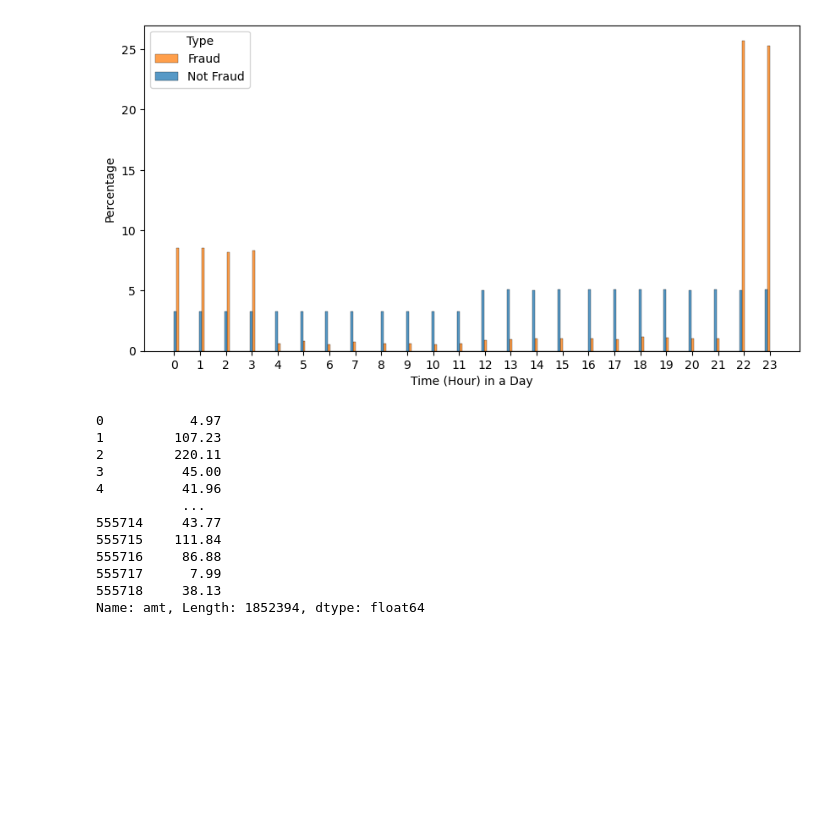
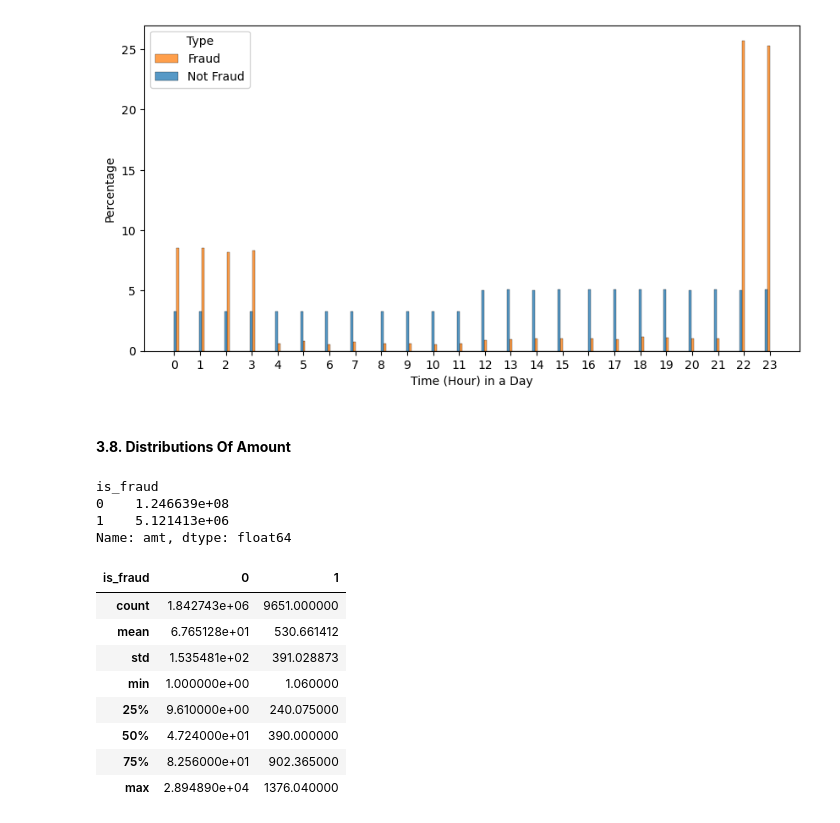
Before and after one commit to sabheen9/Capstone2-Credit-Card-Fraud-Detection, a Jupyter notebook: Credit Card Fraud Detection/notebooks/EDA.ipynb, the cells around one changed output. Saved outputs shown, nothing was run; the diff lists cells and outputs as text; code cells hidden in the pictures; blank space fills up the shorter version.

```diff
--- a/Credit Card Fraud Detection/notebooks/EDA.ipynb
+++ b/Credit Card Fraud Detection/notebooks/EDA.ipynb
@@ -307,18 +307,24 @@ plt.legend(title='Type', labels=['Fraud', 'Not Fraud'])
 # %% [output]
 <matplotlib.legend.Legend at 0x...>
 [figure]
+# %% [markdown]
+#### **3.8. Distributions Of Amount**
 # %%
-data['amt']
+data['amt'].groupby(data['is_fraud']).sum()
 # %% [output]
-0           4.97
-1         107.23
-2         220.11
-3          45.00
-4          41.96
-           ...
-555714     43.77
-555715    111.84
-555716     86.88
-555717      7.99
-555718     38.13
-Name: amt, Length: 1852394, dtype: float64
+is_fraud
+0    1.246639e+08
+1    5.121413e+06
+Name: amt, dtype: float64
+# %%
+data['amt'].groupby(data['is_fraud']).describe().T
+# %% [output]
+| is_fraud | 0 | 1 |
+| count | 1.842743e+06 | 9651.000000 |
+| mean | 6.765128e+01 | 530.661412 |
+| std | 1.535481e+02 | 391.028873 |
+| min | 1.000000e+00 | 1.060000 |
+| 25% | 9.610000e+00 | 240.075000 |
+| 50% | 4.724000e+01 | 390.000000 |
+| 75% | 8.256000e+01 | 902.365000 |
+| max | 2.894890e+04 | 1376.040000 |
```
Also changed, not shown: parts of 2 cells of this notebook.
